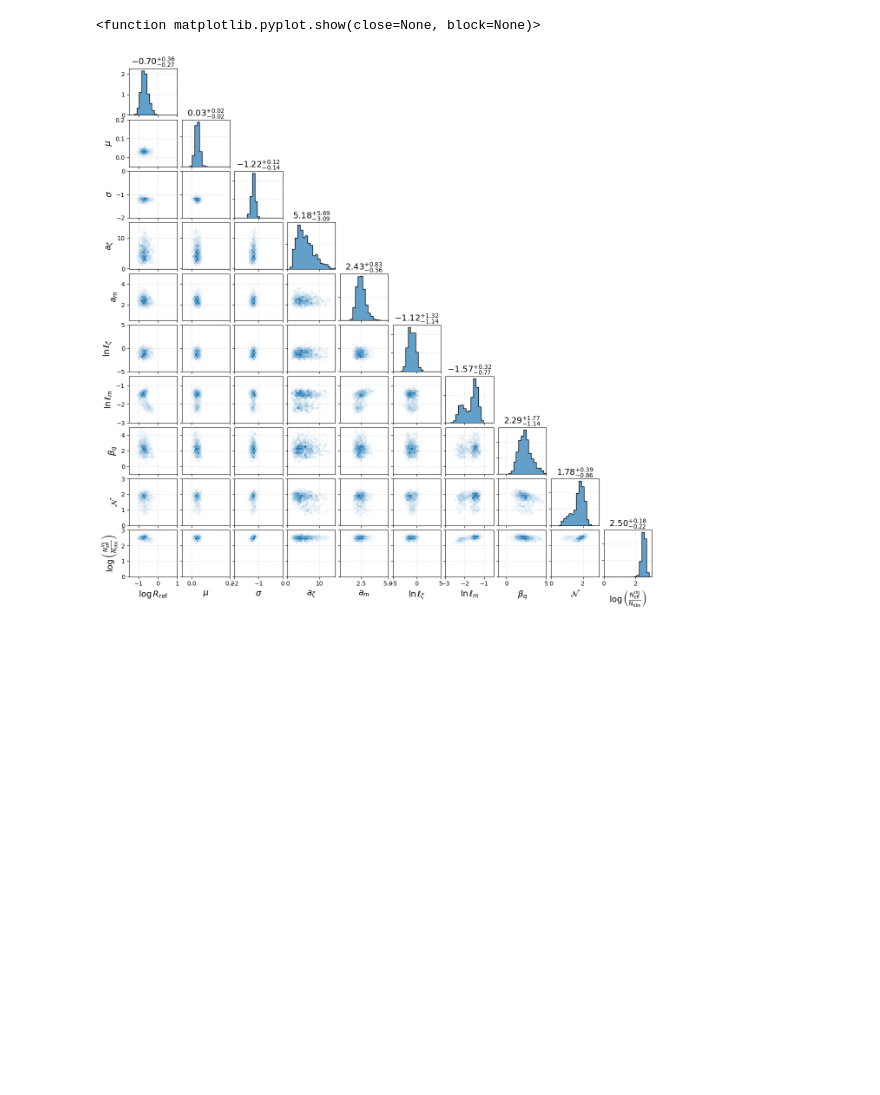
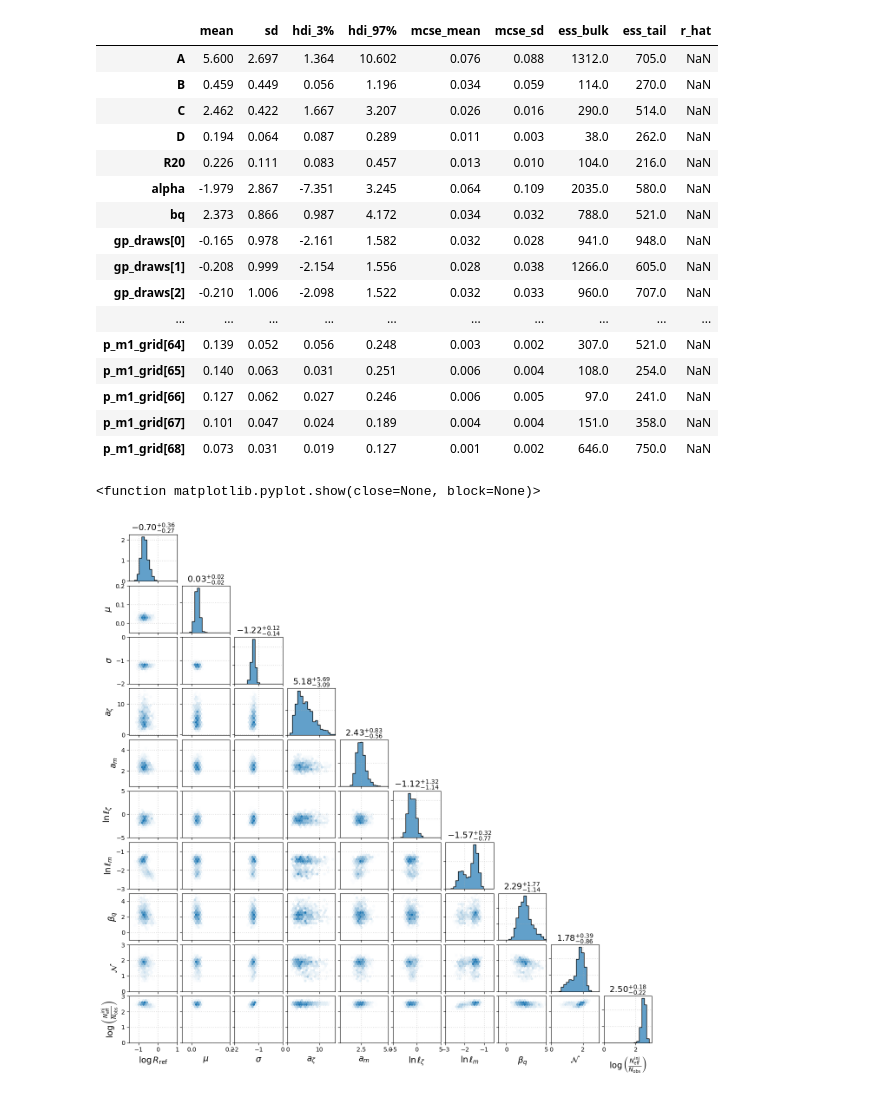
Before and after one commit to bconc/spin-study-in-O4b, a Jupyter notebook: visualize/GPmixture_plots.ipynb, the cells around one changed output. Saved outputs shown, nothing was run; the diff lists cells and outputs as text; code cells hidden in the pictures; blank space fills up the shorter version.

```diff
--- a/visualize/GPmixture_plots.ipynb
+++ b/visualize/GPmixture_plots.ipynb
@@ -14,7 +14,7 @@ pd.set_option("display.max_columns", None)
 # Load the data from the NetCDF file
 
 # test = az.from_netcdf("Xeff_N_GP_O4a.cdf")
-data = az.from_netcdf(".../output/Xeff_mixture_O4a.cdf")
+data = az.from_netcdf("../output/Xeff_mixture_O4a.cdf")
 
 #data = az.from_netcdf("Xeff_mixture_O4_mass_grid_to_2.3.cdf")
 #data = az.from_netcdf("Xeff_mixture_O4_mass_grid_to_2.3_w_fixed_changed_ALpriors.cdf")
@@ -26,3 +26,20 @@ FileNotFoundError: [Errno 2] Unable to synchronously open file (unable to open f
+|  | mean | sd | hdi_3% | hdi_97% | mcse_mean | mcse_sd | ess_bulk | ess_tail | r_hat |
+| A | 5.600 | 2.697 | 1.364 | 10.602 | 0.076 | 0.088 | 1312.0 | 705.0 | NaN |
+| B | 0.459 | 0.449 | 0.056 | 1.196 | 0.034 | 0.059 | 114.0 | 270.0 | NaN |
+| C | 2.462 | 0.422 | 1.667 | 3.207 | 0.026 | 0.016 | 290.0 | 514.0 | NaN |
+| D | 0.194 | 0.064 | 0.087 | 0.289 | 0.011 | 0.003 | 38.0 | 262.0 | NaN |
+| R20 | 0.226 | 0.111 | 0.083 | 0.457 | 0.013 | 0.010 | 104.0 | 216.0 | NaN |
+| alpha | -1.979 | 2.867 | -7.351 | 3.245 | 0.064 | 0.109 | 2035.0 | 580.0 | NaN |
+| bq | 2.373 | 0.866 | 0.987 | 4.172 | 0.034 | 0.032 | 788.0 | 521.0 | NaN |
+| gp_draws[0] | -0.165 | 0.978 | -2.161 | 1.582 | 0.032 | 0.028 | 941.0 | 948.0 | NaN |
+| gp_draws[1] | -0.208 | 0.999 | -2.154 | 1.556 | 0.028 | 0.038 | 1266.0 | 605.0 | NaN |
+| gp_draws[2] | -0.210 | 1.006 | -2.098 | 1.522 | 0.032 | 0.033 | 960.0 | 707.0 | NaN |
+| ... | ... | ... | ... | ... | ... | ... | ... | ... | ... |
+| p_m1_grid[64] | 0.139 | 0.052 | 0.056 | 0.248 | 0.003 | 0.002 | 307.0 | 521.0 | NaN |
+| p_m1_grid[65] | 0.140 | 0.063 | 0.031 | 0.251 | 0.006 | 0.004 | 108.0 | 254.0 | NaN |
+| p_m1_grid[66] | 0.127 | 0.062 | 0.027 | 0.246 | 0.006 | 0.005 | 97.0 | 241.0 | NaN |
+| p_m1_grid[67] | 0.101 | 0.047 | 0.024 | 0.189 | 0.004 | 0.004 | 151.0 | 358.0 | NaN |
+| p_m1_grid[68] | 0.073 | 0.031 | 0.019 | 0.127 | 0.001 | 0.002 | 646.0 | 750.0 | NaN |
 # %%
 stacked_samples2 = data.posterior.stack(draws=("chain", "draw"))
 fig = plt.figure(figsize=(13,13))
```
Also changed, not shown: parts of 1 cell of this notebook, 3 other files.
